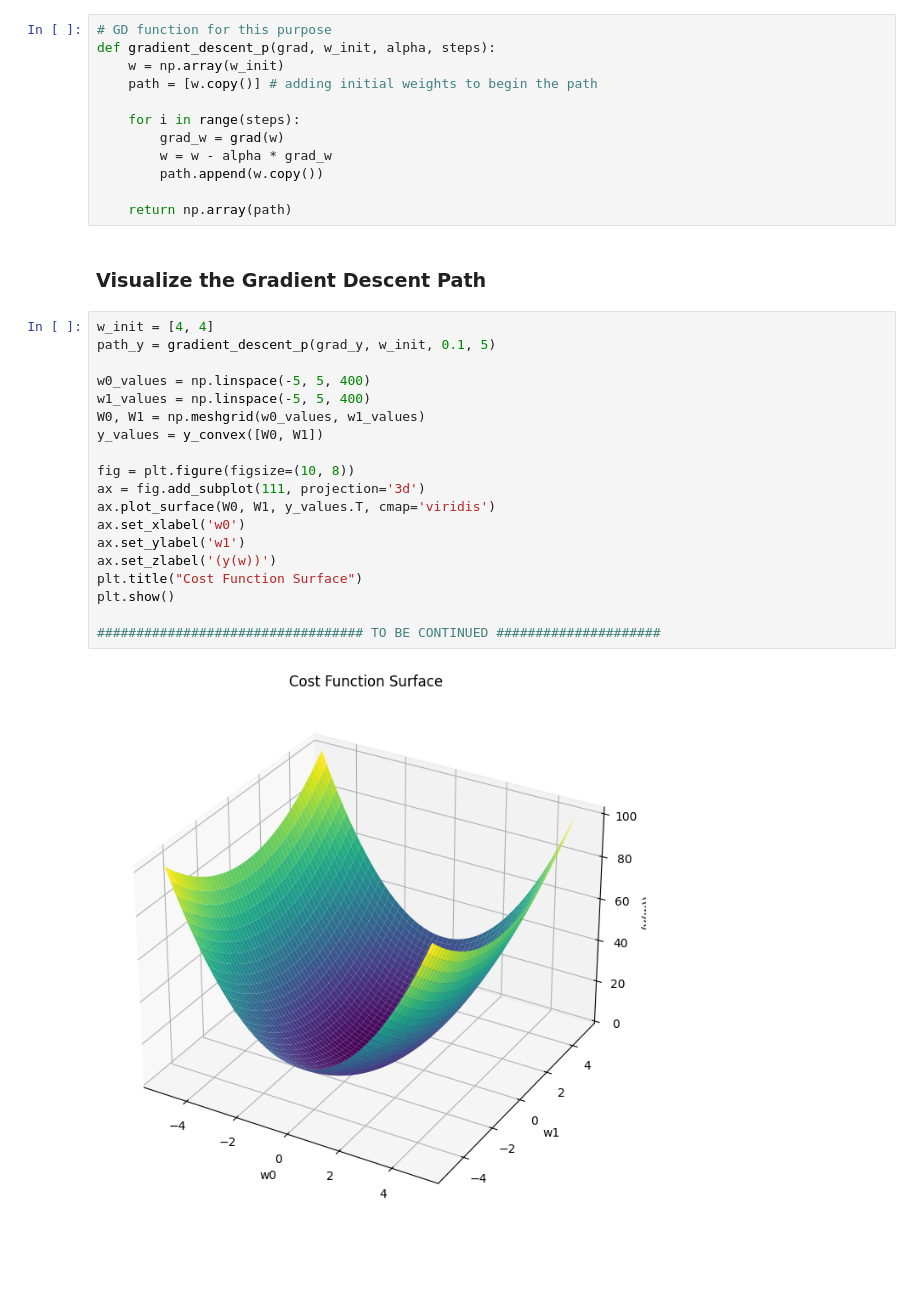
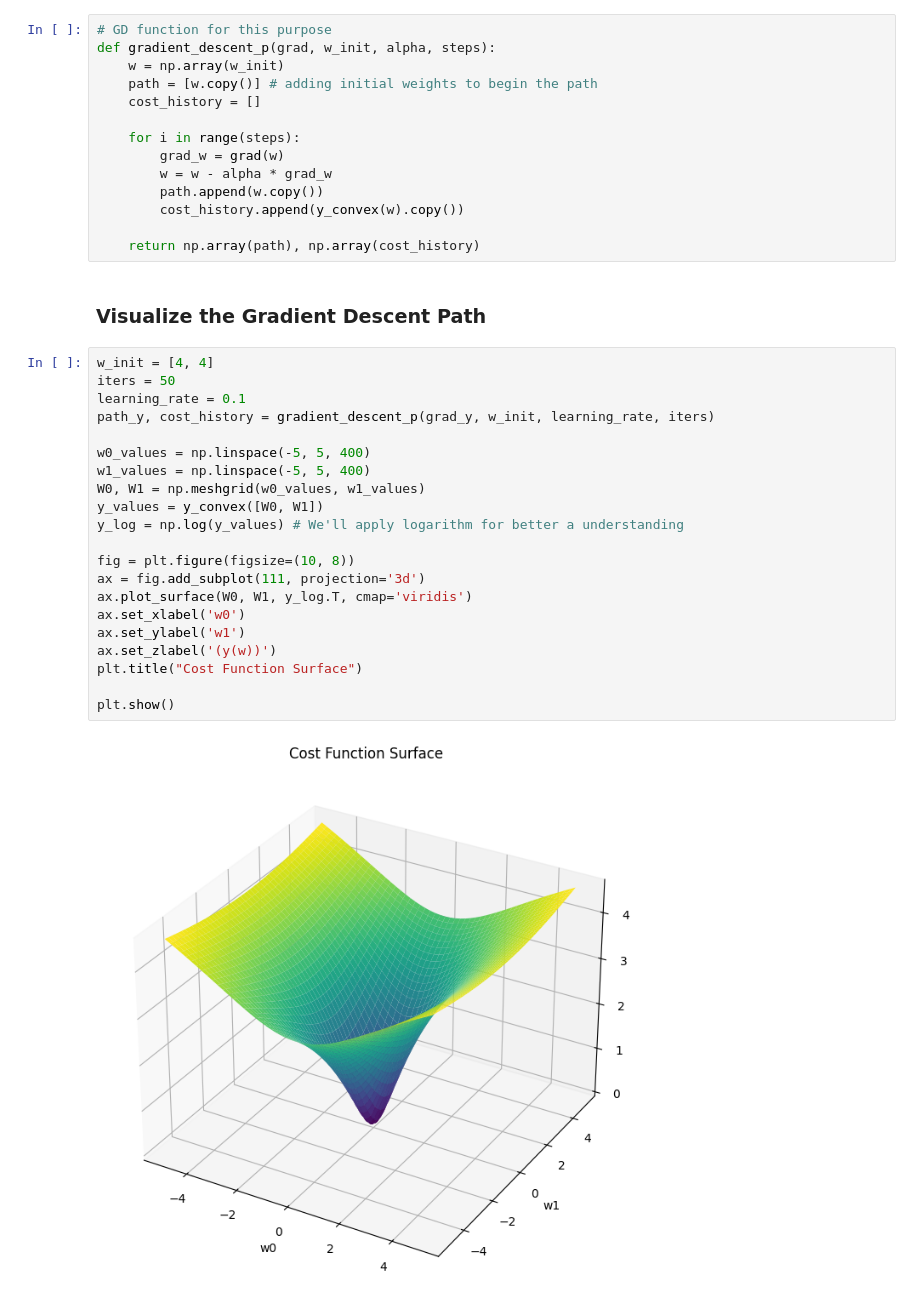
Before and after one commit to AblRhi/ML-Roadmap, a Jupyter notebook: 01_Regression/Gradient_Descent.ipynb, the cells around one changed output. Drawn from its saved outputs; the diff is of its cells as text; blank space fills up the shorter version.

```diff
--- a/01_Regression/Gradient_Descent.ipynb
+++ b/01_Regression/Gradient_Descent.ipynb
@@ -151,33 +151,37 @@ def grad_y(w):
 def gradient_descent_p(grad, w_init, alpha, steps):
     w = np.array(w_init)
     path = [w.copy()] # adding initial weights to begin the path
+    cost_history = []
 
     for i in range(steps):
         grad_w = grad(w)
         w = w - alpha * grad_w
         path.append(w.copy())
+        cost_history.append(y_convex(w).copy())
 
-    return np.array(path)
+    return np.array(path), np.array(cost_history)
 # %% [markdown]
 ### Visualize the Gradient Descent Path
 # %%
 w_init = [4, 4]
-path_y = gradient_descent_p(grad_y, w_init, 0.1, 5)
+iters = 50
+learning_rate = 0.1
+path_y, cost_history = gradient_descent_p(grad_y, w_init, learning_rate, iters)
 
 w0_values = np.linspace(-5, 5, 400)
 w1_values = np.linspace(-5, 5, 400)
 W0, W1 = np.meshgrid(w0_values, w1_values)
 y_values = y_convex([W0, W1])
+y_log = np.log(y_values) # We'll apply logarithm for better a understanding
 
 fig = plt.figure(figsize=(10, 8))
 ax = fig.add_subplot(111, projection='3d')
-ax.plot_surface(W0, W1, y_values.T, cmap='viridis')
+ax.plot_surface(W0, W1, y_log.T, cmap='viridis')
 ax.set_xlabel('w0')
 ax.set_ylabel('w1')
 ax.set_zlabel('(y(w))')
 plt.title("Cost Function Surface")
+
 plt.show()
-
-################################## TO BE CONTINUED #####################
 # %% [output]
-[figure, old version]
+[figure, new version]
```
Also changed, not shown: parts of 5 cells of this notebook.
